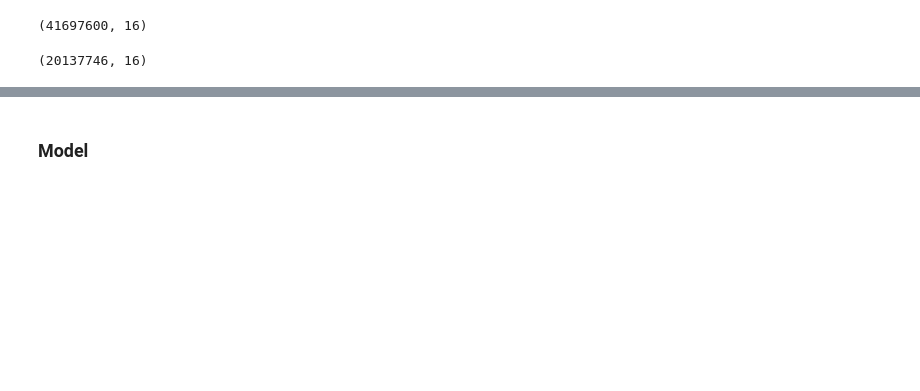
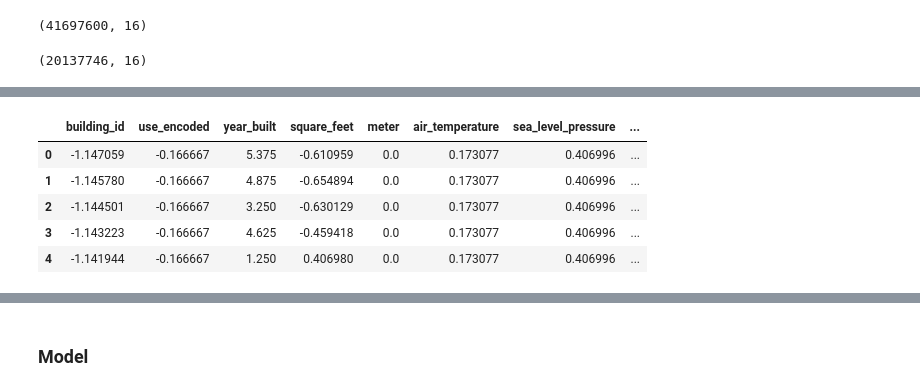
Before and after one commit to tri-bui/gep3-draft, a Jupyter notebook: submission_0.ipynb, the cells around one changed output, grey strips where cells are left out. Cells and saved outputs as stored; diff of their text form; code cells hidden in the pictures; blank space fills up the shorter version.

```diff
--- a/submission_0.ipynb
+++ b/submission_0.ipynb
@@ -576,0 +589,13 @@ X_train.shape
+# %%
+# Scale the train set
+scaler = RobustScaler()
+X_train_scaled = scaler.fit_transform(X_train)
+X_train_scaled = pd.DataFrame(X_train_scaled, columns=X_train.columns)
+X_train_scaled.head()
+# %% [output]
+|  | building_id | use_encoded | year_built | square_feet | meter | air_temperature | sea_level_pressure | ... |
+| 0 | -1.147059 | -0.166667 | 5.375 | -0.610959 | 0.0 | 0.173077 | 0.406996 | ... |
+| 1 | -1.145780 | -0.166667 | 4.875 | -0.654894 | 0.0 | 0.173077 | 0.406996 | ... |
+| 2 | -1.144501 | -0.166667 | 3.250 | -0.630129 | 0.0 | 0.173077 | 0.406996 | ... |
+| 3 | -1.143223 | -0.166667 | 4.625 | -0.459418 | 0.0 | 0.173077 | 0.406996 | ... |
+| 4 | -1.141944 | -0.166667 | 1.250 | 0.406980 | 0.0 | 0.173077 | 0.406996 | ... |
```
Also changed, not shown: parts of 52 cells of this notebook.
